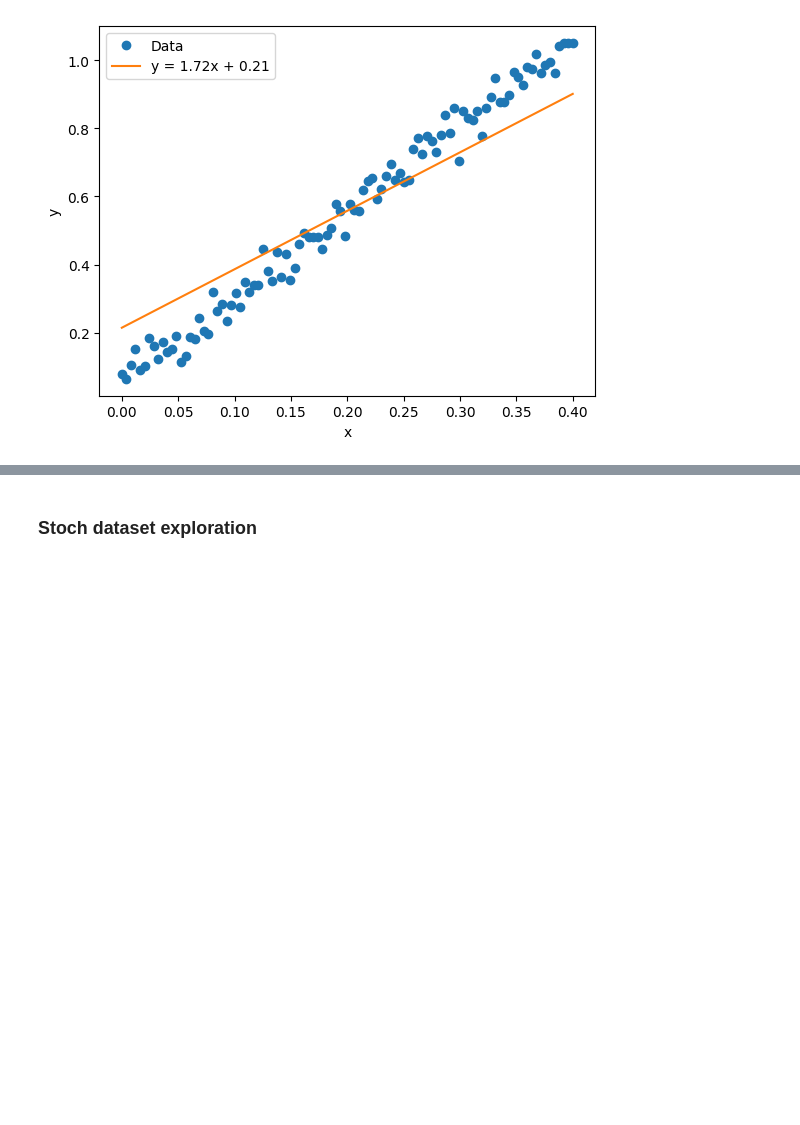
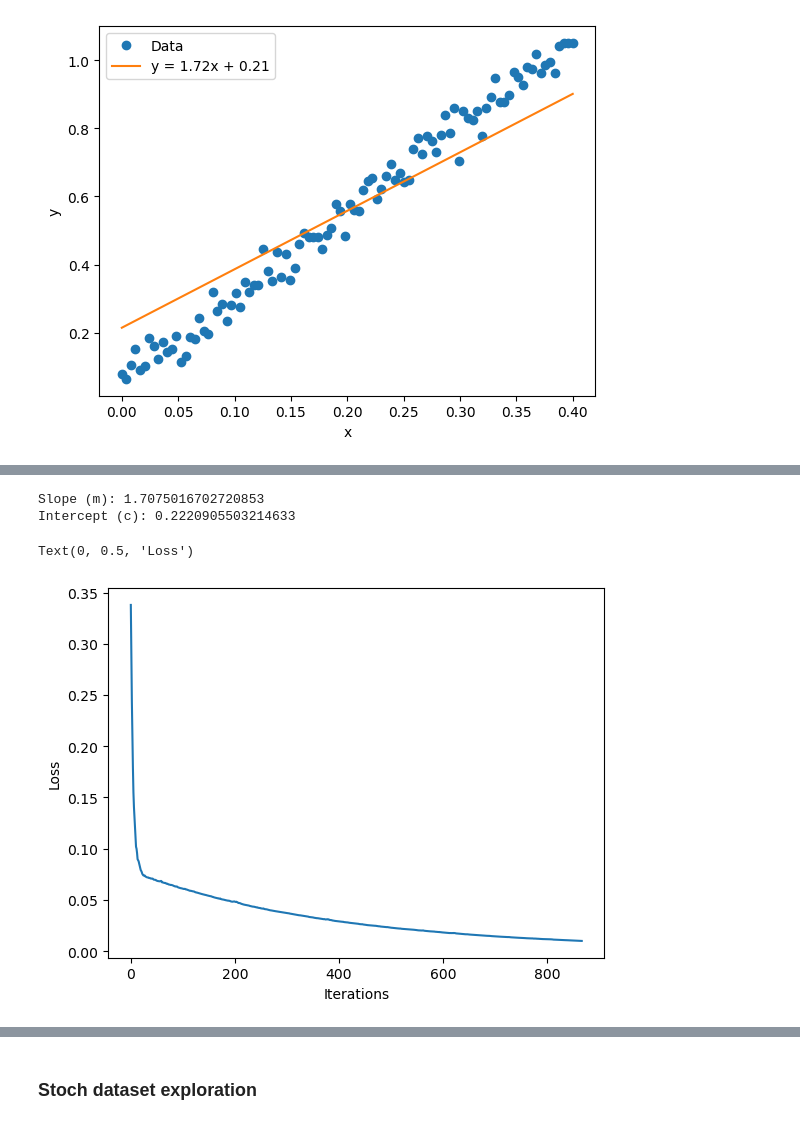
Before and after one commit to GreenCurve/prj-fin, a Jupyter notebook: 01_Floating_point_numbers.ipynb, the cells around one changed output, grey strips where cells are left out. Cells and saved outputs as stored; diff of their text form; code cells hidden in the pictures; blank space fills up the shorter version.

```diff
--- a/01_Floating_point_numbers.ipynb
+++ b/01_Floating_point_numbers.ipynb
@@ -142,0 +196,16 @@ plt.show()
+# %%
+slope, intercept,mc,loss = gradient_descent_mini(data_x, data_y)
+print("Slope (m):", slope)
+print("Intercept (c):", intercept)
+# %% [output]
+Slope (m): 1.7075016702720853
+Intercept (c): 0.2220905503214633
+# %%
+# The loss is decreasing with the number of iterations
+
+plt.plot(loss)
+plt.xlabel("Iterations")
+plt.ylabel("Loss")
+# %% [output]
+Text(0, 0.5, 'Loss')
+[figure, added]
```
Also changed, not shown: parts of 11 cells of this notebook.
